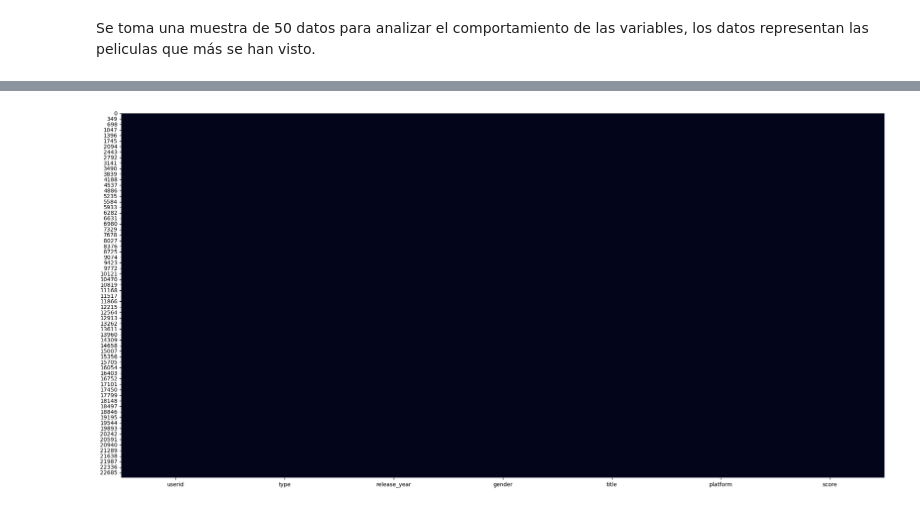
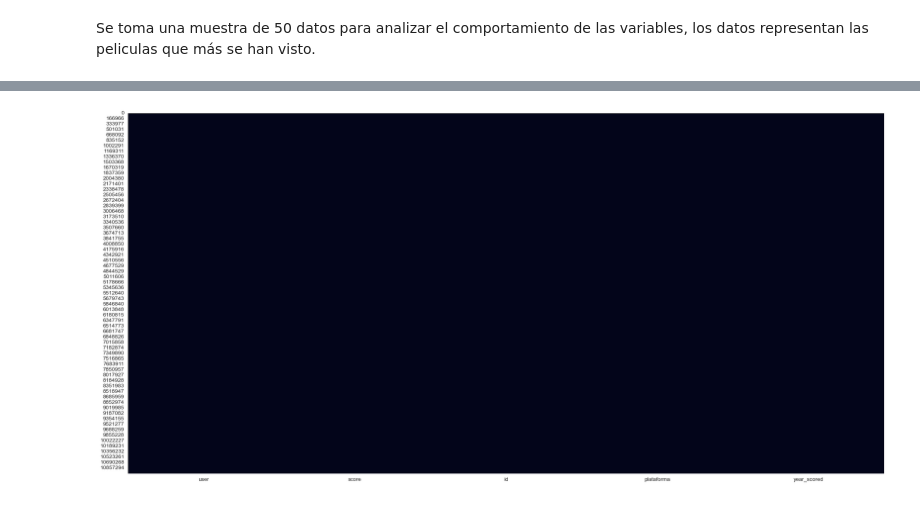
Before and after one commit to jospinoponce/ModeloRecomiendaPeliculas, a Jupyter notebook: Notebooks/2.EDA_report.ipynb, the cells around one changed output, grey strips where cells are left out. Cells and saved outputs as stored; diff of their text form; code cells hidden in the pictures.

```diff
--- a/Notebooks/2.EDA_report.ipynb
+++ b/Notebooks/2.EDA_report.ipynb
@@ -224,8 +203,8 @@ df_EDA.head(5)
 # %%
 # Matriz para ver datos faltantes
 
 plt.figure(figsize= (25,12))
-sns.heatmap(df_EDA.isnull(), cbar=False)
+sns.heatmap(df_1.isnull(), cbar=False)
 plt.show()
 # %% [output]
-[figure, old version]
+[figure, new version]
```
Also changed, not shown: parts of 17 cells of this notebook.
